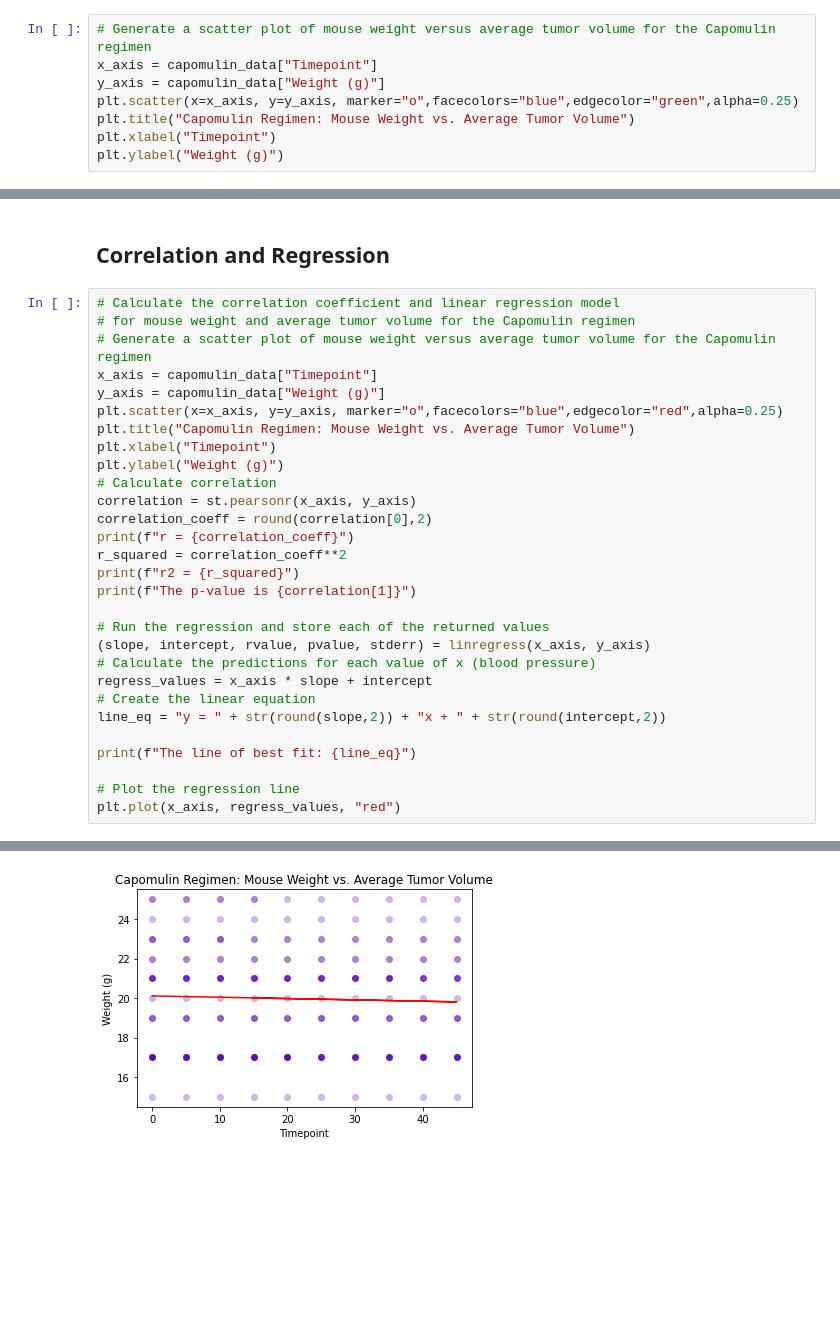
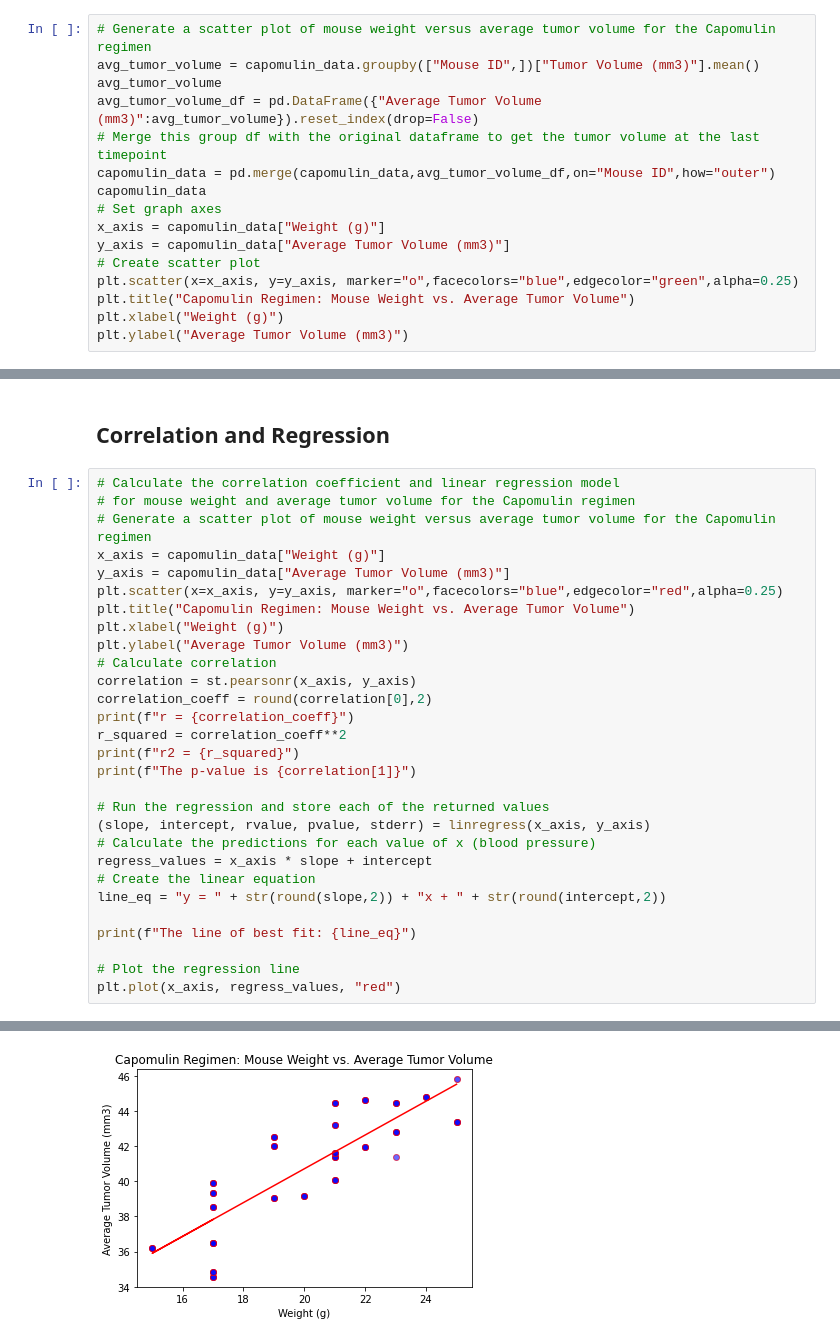
Before and after one commit to mcbien/matplotlib_challenge, a Jupyter notebook: Bien_pymaceuticals.ipynb, the cells around one changed output, grey strips where cells are left out. Saved outputs shown, nothing was run; the diff lists cells and outputs as text; blank space fills up the shorter version.

```diff
--- a/Bien_pymaceuticals.ipynb
+++ b/Bien_pymaceuticals.ipynb
@@ -352,10 +352,18 @@ Text(0, 0.5, 'Tumor Volumne (mm3)')
 [figure]
 # %%
 # Generate a scatter plot of mouse weight versus average tumor volume for the Capomulin regimen
-x_axis = capomulin_data["Timepoint"]
-y_axis = capomulin_data["Weight (g)"]
+avg_tumor_volume = capomulin_data.groupby(["Mouse ID",])["Tumor Volume (mm3)"].mean()
+avg_tumor_volume
+avg_tumor_volume_df = pd.DataFrame({"Average Tumor Volume (mm3)":avg_tumor_volume}).reset_index(drop=False)
+# Merge this group df with the original dataframe to get the tumor volume at the last timepoint
+capomulin_data = pd.merge(capomulin_data,avg_tumor_volume_df,on="Mouse ID",how="outer")
+capomulin_data
+# Set graph axes
+x_axis = capomulin_data["Weight (g)"]
+y_axis = capomulin_data["Average Tumor Volume (mm3)"]
+# Create scatter plot
 plt.scatter(x=x_axis, y=y_axis, marker="o",facecolors="blue",edgecolor="green",alpha=0.25)
 plt.title("Capomulin Regimen: Mouse Weight vs. Average Tumor Volume")
-plt.xlabel("Timepoint")
-plt.ylabel("Weight (g)")
+plt.xlabel("Weight (g)")
+plt.ylabel("Average Tumor Volume (mm3)")
 # %% [output]
@@ -367,12 +375,12 @@ Text(0, 0.5, 'Weight (g)')
 # Calculate the correlation coefficient and linear regression model
 # for mouse weight and average tumor volume for the Capomulin regimen
 # Generate a scatter plot of mouse weight versus average tumor volume for the Capomulin regimen
-x_axis = capomulin_data["Timepoint"]
-y_axis = capomulin_data["Weight (g)"]
+x_axis = capomulin_data["Weight (g)"]
+y_axis = capomulin_data["Average Tumor Volume (mm3)"]
 plt.scatter(x=x_axis, y=y_axis, marker="o",facecolors="blue",edgecolor="red",alpha=0.25)
 plt.title("Capomulin Regimen: Mouse Weight vs. Average Tumor Volume")
-plt.xlabel("Timepoint")
-plt.ylabel("Weight (g)")
+plt.xlabel("Weight (g)")
+plt.ylabel("Average Tumor Volume (mm3)")
 # Calculate correlation
 correlation = st.pearsonr(x_axis, y_axis)
 correlation_coeff = round(correlation[0],2)
@@ -400,2 +408,2 @@ The line of best fit: y = -0.01x + 20.11
 [<matplotlib.lines.Line2D at 0x...>]
-[figure, old version]
+[figure, new version]
```
Also changed, not shown: parts of 3 cells of this notebook, 2 other files.
